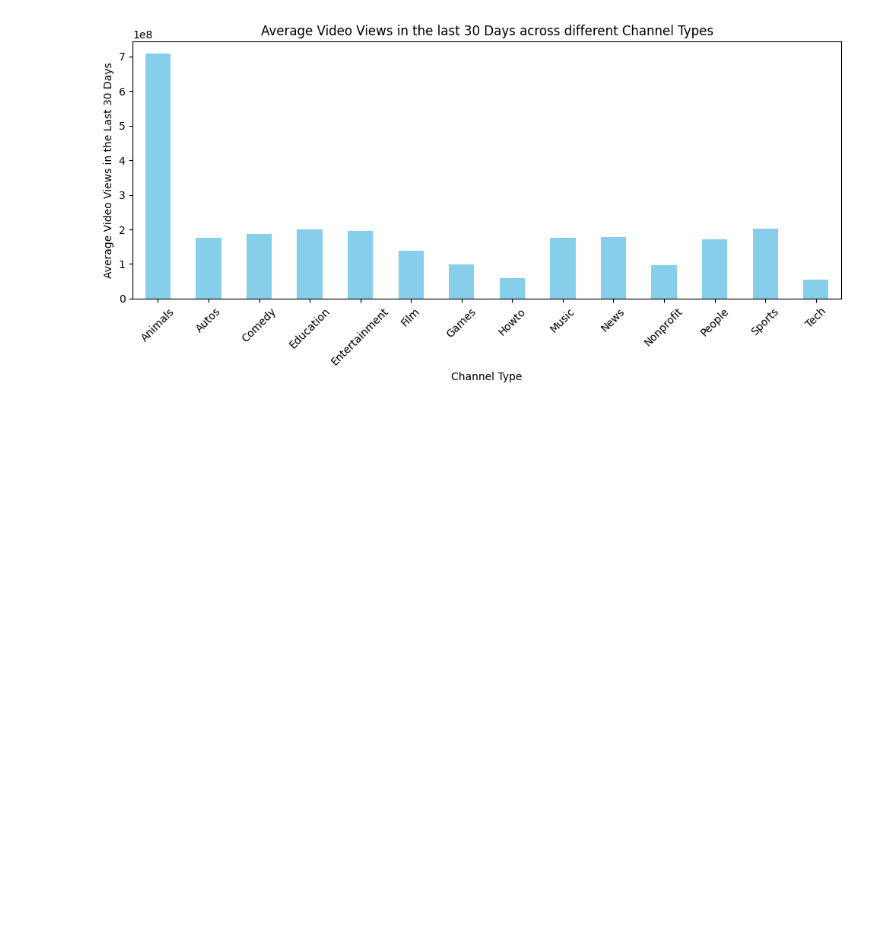
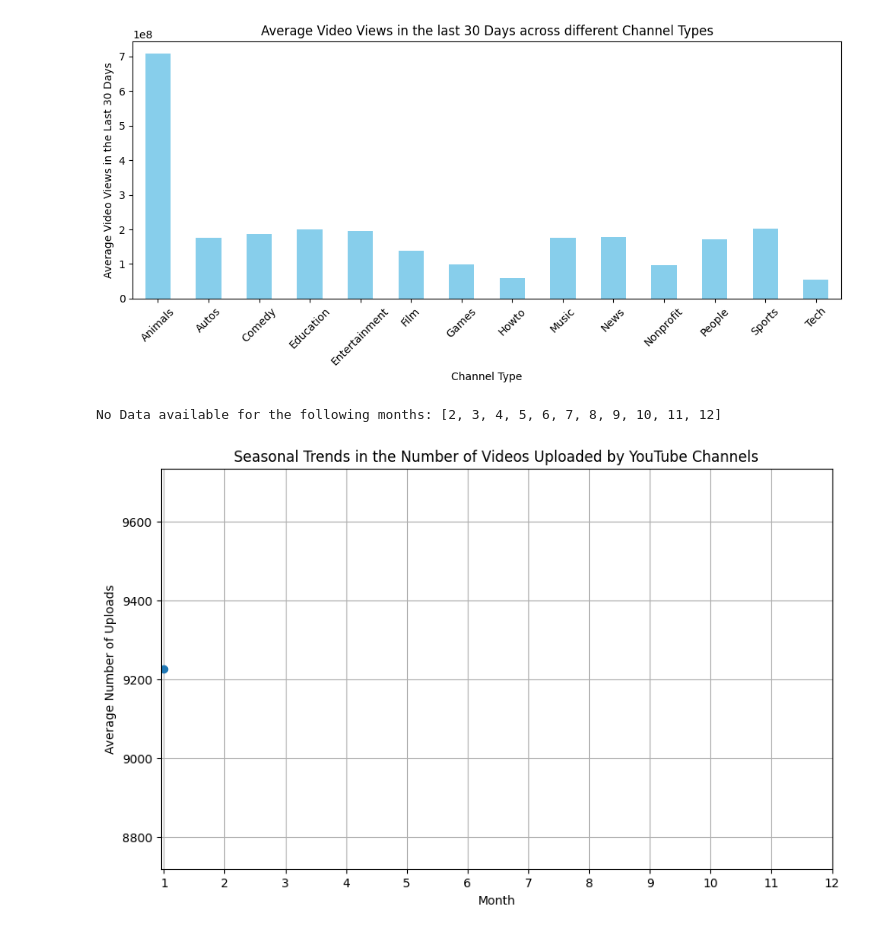
Before and after one commit to dheerajrajappikonda/EDA, a Jupyter notebook: EDA_Youtube.ipynb, the cells around one changed output. Saved outputs shown, nothing was run; the diff lists cells and outputs as text; code cells hidden in the pictures; blank space fills up the shorter version.

```diff
--- a/EDA_Youtube.ipynb
+++ b/EDA_Youtube.ipynb
@@ -472,3 +474,26 @@ plt.tight_layout()
 plt.show()
 # %% [output]
 [figure]
+# %%
+df["Created_Date"] = pd.to_datetime(df["Created_Date"])
+df["Upload_Month"] = df["Created_Date"].dt.month
+Monthly_Uploads = df.groupby("Upload_Month")["Uploads"].mean()
+All_Months = set(range(1, 13))
+Available_Months = set(Monthly_Uploads.index)
+Missing_Months = All_Months - Available_Months
+if Missing_Months:
+    print("No Data available for the following months:", sorted(Missing_Months))
+if not Monthly_Uploads.empty:
+    plt.figure(figsize = (10, 6))
+    plt.plot(Monthly_Uploads.index, Monthly_Uploads.values, marker = "o")
+    plt.title("Seasonal Trends in the Number of Videos Uploaded by YouTube Channels")
+    plt.xlabel("Month")
+    plt.ylabel("Average Number of Uploads")
+    plt.xticks(range(1, 13))
+    plt.grid(True)
+    plt.show()
+else:
+    print("No Data available for any month to plot.")
+# %% [output]
+No Data available for the following months: [2, 3, 4, 5, 6, 7, 8, 9, 10, 11, 12]
+[figure, added]
```
Also changed, not shown: parts of 3 cells of this notebook.
